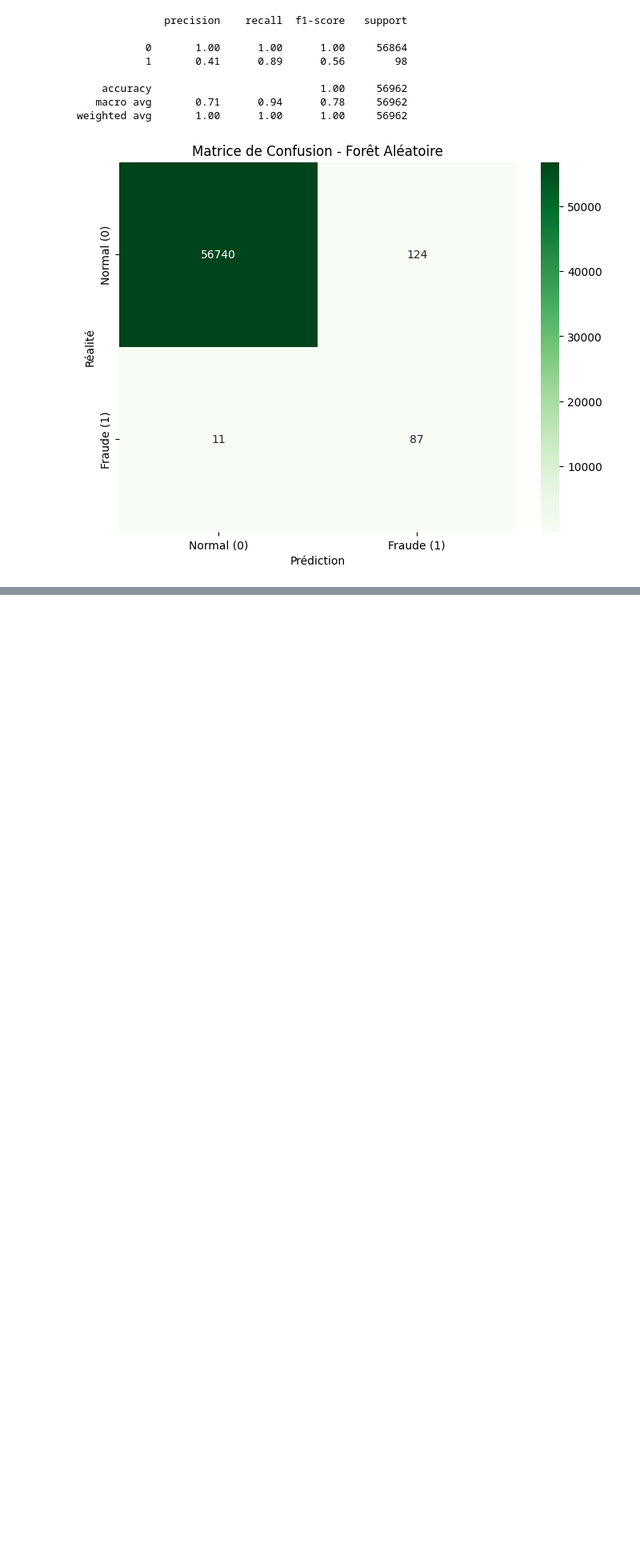
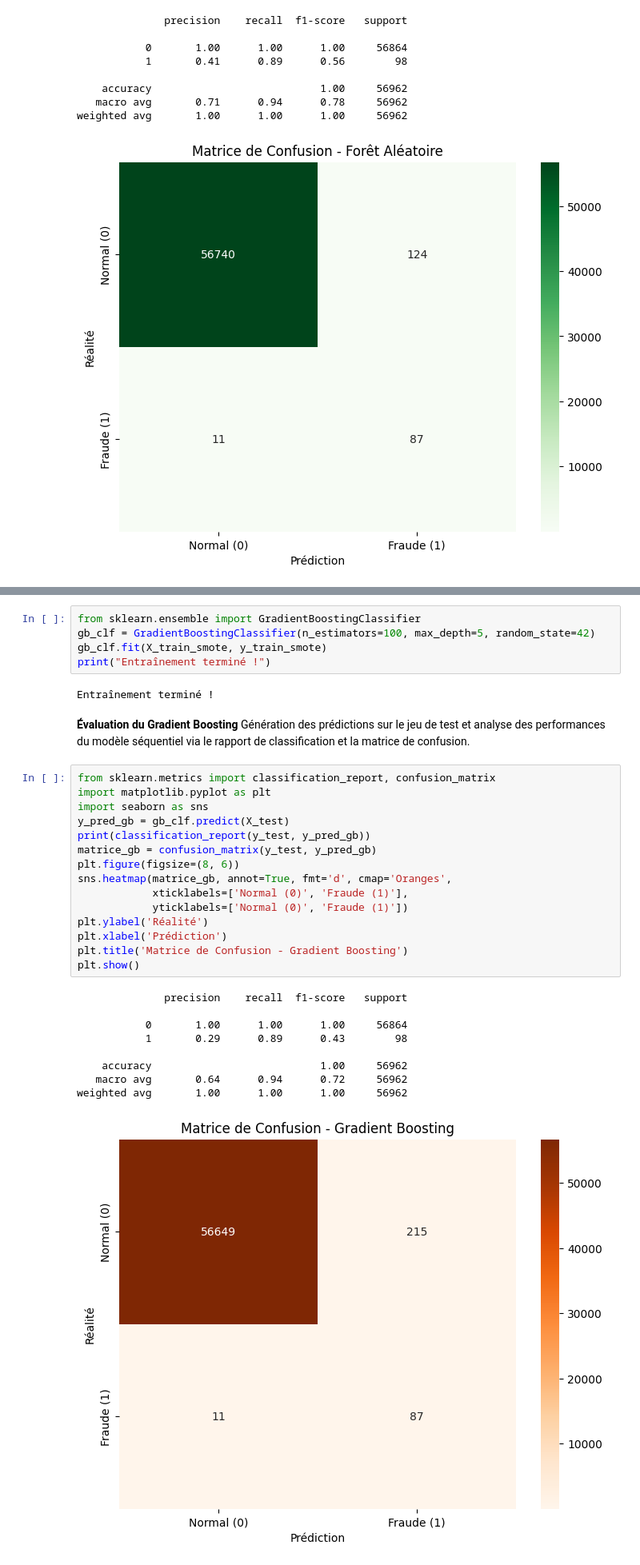
Before and after one commit to georges-chcr/fraud-detection-ml-engine, a Jupyter notebook: 02_Modeling_and_Evaluation.ipynb, the cells around one changed output, grey strips where cells are left out. Shown at 80% size. Cells and saved outputs as stored; diff of their text form; blank space fills up the shorter version.

Commit message:
feat: implémentation et évaluation du Gradient Boosting

```diff
--- a/02_Modeling_and_Evaluation.ipynb
+++ b/02_Modeling_and_Evaluation.ipynb
@@ -96,0 +103,35 @@ weighted avg       1.00      1.00      1.00     56962
+# %%
+from sklearn.ensemble import GradientBoostingClassifier
+gb_clf = GradientBoostingClassifier(n_estimators=100, max_depth=5, random_state=42)
+gb_clf.fit(X_train_smote, y_train_smote)
+print("Entraînement terminé !")
+# %% [output]
+Entraînement terminé !
+# %% [markdown]
+**Évaluation du Gradient Boosting**
+Génération des prédictions sur le jeu de test et analyse des performances du modèle séquentiel via le rapport de classification et la matrice de confusion.
+# %%
+from sklearn.metrics import classification_report, confusion_matrix
+import matplotlib.pyplot as plt
+import seaborn as sns
+y_pred_gb = gb_clf.predict(X_test)
+print(classification_report(y_test, y_pred_gb))
+matrice_gb = confusion_matrix(y_test, y_pred_gb)
+plt.figure(figsize=(8, 6))
+sns.heatmap(matrice_gb, annot=True, fmt='d', cmap='Oranges',
+            xticklabels=['Normal (0)', 'Fraude (1)'],
+            yticklabels=['Normal (0)', 'Fraude (1)'])
+plt.ylabel('Réalité')
+plt.xlabel('Prédiction')
+plt.title('Matrice de Confusion - Gradient Boosting')
+plt.show()
+# %% [output]
+              precision    recall  f1-score   support
+
+           0       1.00      1.00      1.00     56864
+           1       0.29      0.89      0.43        98
+
+    accuracy                           1.00     56962
+   macro avg       0.64      0.94      0.72     56962
+weighted avg       1.00      1.00      1.00     56962
+[figure, added]
```
Also changed, not shown: parts of 1 cell of this notebook.
